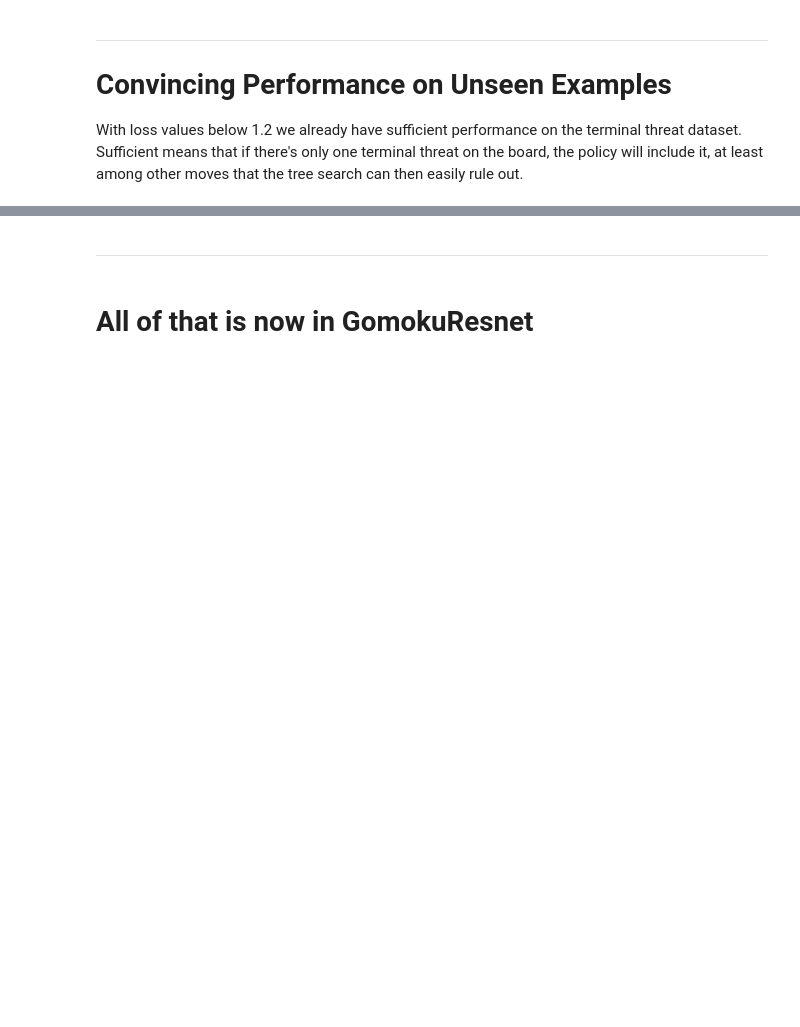
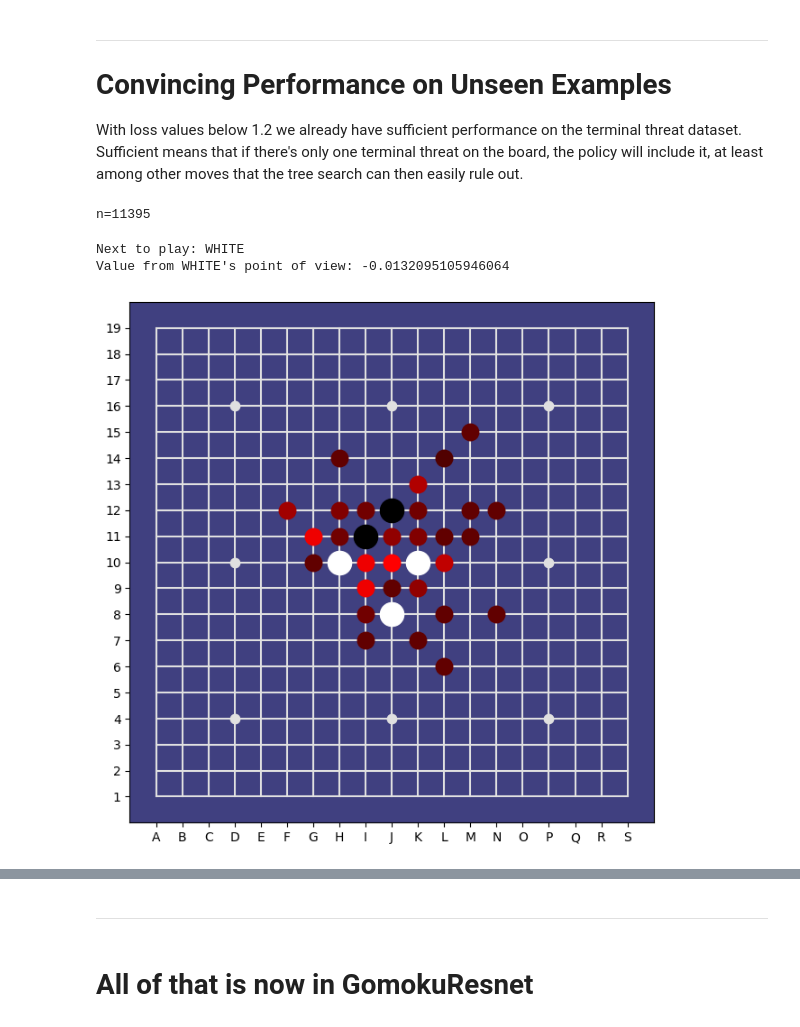
Before and after one commit to Project-Ellie/DeepGomoku, a Jupyter notebook: notebooks/GomokuResNet.ipynb, the cells around one changed output, grey strips where cells are left out. Drawn from its saved outputs; the diff is of its cells as text; code cells hidden in the pictures; blank space fills up the shorter version.

```diff
--- a/notebooks/GomokuResNet.ipynb
+++ b/notebooks/GomokuResNet.ipynb
@@ -24,6 +31,7 @@ Let's start easy. terminal threats are lines of 4 with at least one open end. Th
+# %%
+BOARD_SIZE=19
+filename = DATA_PATH / 'selfplay' / '0' / '00001.pickle'
+examples, games = read_training_data(filename)
 # %%
-BOARD_SIZE=15
-filename = "trajectories/policy/terminal_threats.pickle"
-examples = read_training_data(filename, BOARD_SIZE)
-len(examples), len(examples[0]), examples[0][0].shape, np.array(examples[0][1]).shape
+len(examples), len(examples[0]), examples[0][0].shape, np.array(examples[0][1]).shape, examples[0][2]
 # %% [output]
@@ -178,5 +232,11 @@ p_, v_ = model(sample)
 s, p, v = examples[n]
 example = (s, list(p_.numpy()), np.squeeze(v_))
 print(f"n={n}")
-analyse_example(BOARD_SIZE, examples[n])
-analyse_example(BOARD_SIZE, example)
+# %% [output]
+n=11395
+# %%
+analyse_example(examples[n])
+# %% [output]
+Next to play: WHITE
+Value from WHITE's point of view: -0.0132095105946064
+[figure, added]
```
Also changed, not shown: parts of 11 cells of this notebook, 26 other files.
